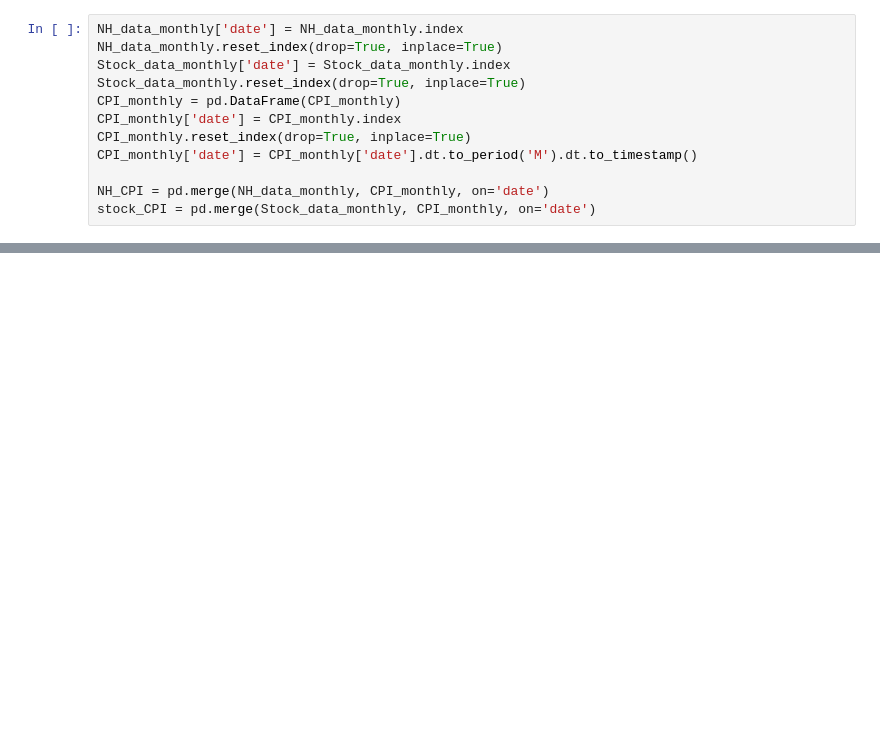
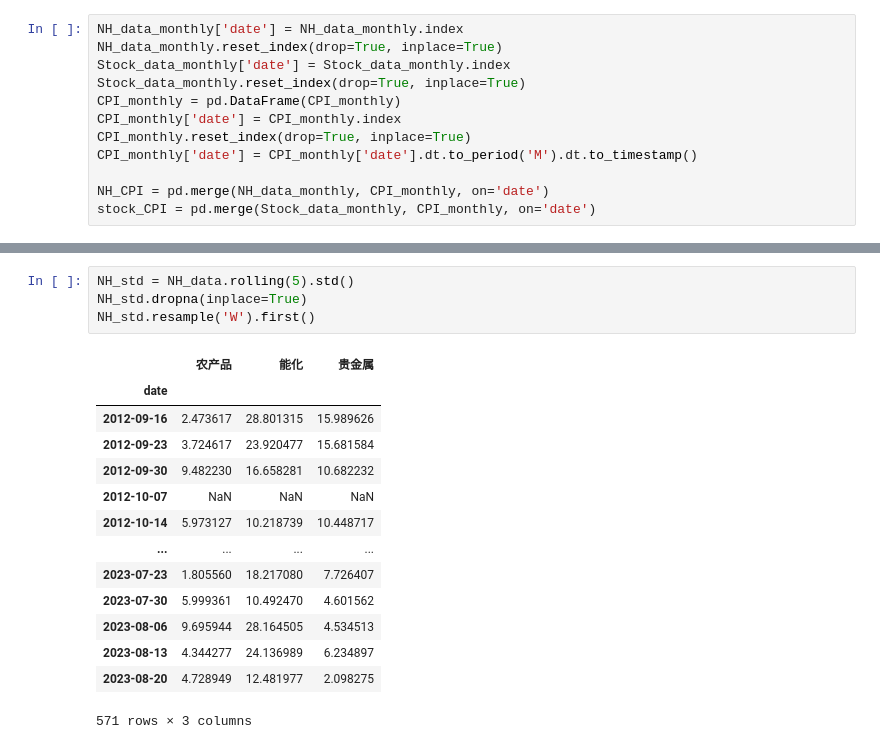
Before and after one commit to Zhu-Aemon/Quant_replication, a Jupyter notebook: CTA/CTA-5Indicators.ipynb, the cells around one changed output, grey strips where cells are left out. Cells and saved outputs as stored; diff of their text form; blank space fills up the shorter version.

```diff
--- a/CTA/CTA-5Indicators.ipynb
+++ b/CTA/CTA-5Indicators.ipynb
@@ -585,0 +684,19 @@ reg.score(NH_CPI_pct[['农产品']], NH_CPI_pct[['cpi']])
+# %%
+NH_std = NH_data.rolling(5).std()
+NH_std.dropna(inplace=True)
+NH_std.resample('W').first()
+# %% [output]
+|  | 农产品 | 能化 | 贵金属 |
+| date |  |  |  |
+| 2012-09-16 | 2.473617 | 28.801315 | 15.989626 |
+| 2012-09-23 | 3.724617 | 23.920477 | 15.681584 |
+| 2012-09-30 | 9.482230 | 16.658281 | 10.682232 |
+| 2012-10-07 | NaN | NaN | NaN |
+| 2012-10-14 | 5.973127 | 10.218739 | 10.448717 |
+| ... | ... | ... | ... |
+| 2023-07-23 | 1.805560 | 18.217080 | 7.726407 |
+| 2023-07-30 | 5.999361 | 10.492470 | 4.601562 |
+| 2023-08-06 | 9.695944 | 28.164505 | 4.534513 |
+| 2023-08-13 | 4.344277 | 24.136989 | 6.234897 |
+| 2023-08-20 | 4.728949 | 12.481977 | 2.098275 |
+571 rows × 3 columns
```
Also changed, not shown: parts of 22 cells of this notebook, 2 other files.
